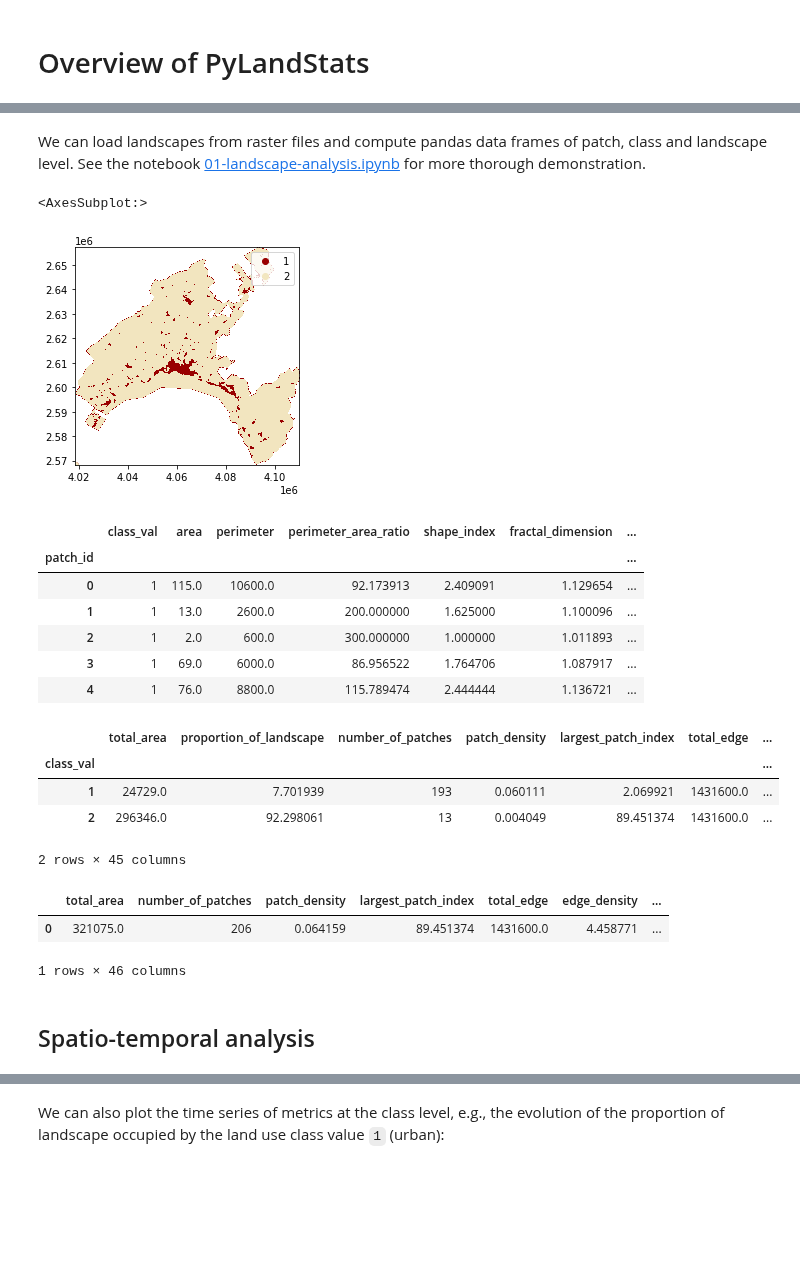
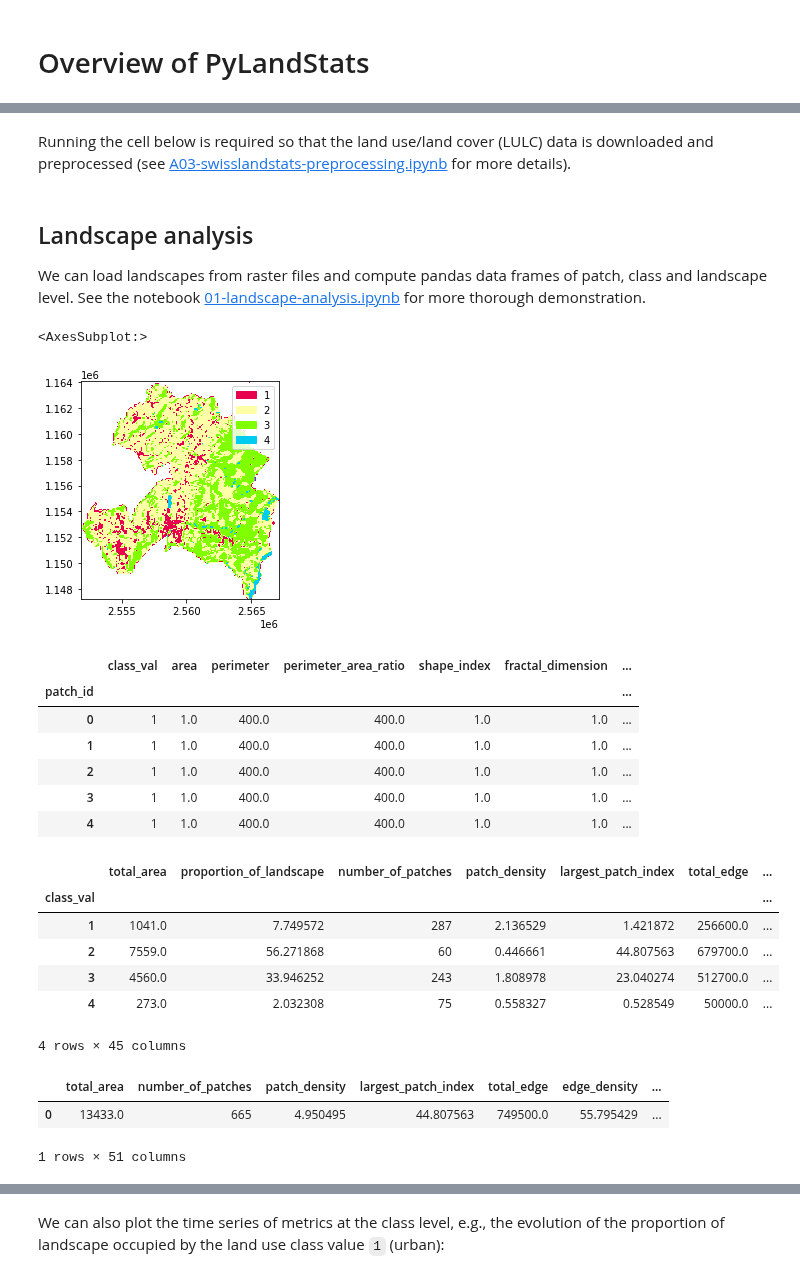
Before and after one commit to martibosch/pylandstats-notebooks, a Jupyter notebook: notebooks/00-overview.ipynb, the cells around one changed output, grey strips where cells are left out. Saved outputs shown, nothing was run; the diff lists cells and outputs as text; code cells hidden in the pictures; blank space fills up the shorter version.

```diff
--- a/notebooks/00-overview.ipynb
+++ b/notebooks/00-overview.ipynb
@@ -1,16 +1,2 @@
 # %% [markdown]
 # Overview of PyLandStats
-# %%
-import matplotlib.pyplot as plt
-from matplotlib import cm, colors
-
-import pylandstats as pls
-
-# let us use a custom colormap
-custom_cmap = colors.ListedColormap([
-    (0, 0, 0, 0),
-    (0.6, 0, 0, 1),
-    (.95, .9, .75, 1),
-], N=3)
-cm.register_cmap(name='custom', cmap=custom_cmap)
-plt.rcParams['image.cmap'] = 'custom'
@@ -18,0 +8,2 @@ plt.rcParams['image.cmap'] = 'custom'
+# %% [markdown]
+Running the cell below is required so that the land use/land cover (LULC) data is downloaded and preprocessed (see [A03-swisslandstats-preprocessing.ipynb](https://github.com/martibosch/pylandstats-notebooks/blob/master/notebooks/A03-swisslandstats-preprocessing.ipynb) for more details).
@@ -19,38 +12,43 @@ plt.rcParams['image.cmap'] = 'custom'
 # %% [markdown]
+## Landscape analysis
+
 We can load landscapes from raster files and compute pandas data frames of patch, class and landscape level. See the notebook [01-landscape-analysis.ipynb](https://github.com/martibosch/pylandstats-notebooks/blob/master/notebooks/01-landscape-analysis.ipynb) for more thorough demonstration.
+# %%
+URBAN_CLASS_VAL = 1
+input_filepath = "../data/processed/veveyse-AS18_4.tif"
 # %%
-ls = pls.Landscape('../data/clc/vaud_g100_clc00_V18_5.tif')
-ls.plot_landscape(legend=True)
+ls = pls.Landscape(input_filepath)
+ls.plot_landscape(cmap=sls.noas04_4_cmap, legend=True)
 # %% [output]
 <AxesSubplot:>
-[figure, old version]
+[figure, new version]
 # %%
 patch_metrics_df = ls.compute_patch_metrics_df()
 patch_metrics_df.head()
 # %% [output]
 |  | class_val | area | perimeter | perimeter_area_ratio | shape_index | fractal_dimension | ... |
 | patch_id |  |  |  |  |  |  | ... |
-| 0 | 1 | 115.0 | 10600.0 | 92.173913 | 2.409091 | 1.129654 | ... |
-| 1 | 1 | 13.0 | 2600.0 | 200.000000 | 1.625000 | 1.100096 | ... |
-| 2 | 1 | 2.0 | 600.0 | 300.000000 | 1.000000 | 1.011893 | ... |
-| 3 | 1 | 69.0 | 6000.0 | 86.956522 | 1.764706 | 1.087917 | ... |
-| 4 | 1 | 76.0 | 8800.0 | 115.789474 | 2.444444 | 1.136721 | ... |
+| 0 | 1 | 1.0 | 400.0 | 400.0 | 1.0 | 1.0 | ... |
+| 1 | 1 | 1.0 | 400.0 | 400.0 | 1.0 | 1.0 | ... |
+| 2 | 1 | 1.0 | 400.0 | 400.0 | 1.0 | 1.0 | ... |
+| 3 | 1 | 1.0 | 400.0 | 400.0 | 1.0 | 1.0 | ... |
+| 4 | 1 | 1.0 | 400.0 | 400.0 | 1.0 | 1.0 | ... |
 # %%
 class_metrics_df = ls.compute_class_metrics_df()
 class_metrics_df
 # %% [output]
 |  | total_area | proportion_of_landscape | number_of_patches | patch_density | largest_patch_index | total_edge | ... |
 | class_val |  |  |  |  |  |  | ... |
-| 1 | 24729.0 | 7.701939 | 193 | 0.060111 | 2.069921 | 1431600.0 | ... |
-| 2 | 296346.0 | 92.298061 | 13 | 0.004049 | 89.451374 | 1431600.0 | ... |
+| 1 | 1041.0 | 7.749572 | 287 | 2.136529 | 1.421872 | 256600.0 | ... |
+| 2 | 7559.0 | 56.271868 | 60 | 0.446661 | 44.807563 | 679700.0 | ... |
+| 3 | 4560.0 | 33.946252 | 243 | 1.808978 | 23.040274 | 512700.0 | ... |
+| 4 | 273.0 | 2.032308 | 75 | 0.558327 | 0.528549 | 50000.0 | ... |
-2 rows × 45 columns
+4 rows × 45 columns
 # %%
 landscape_metrics_df = ls.compute_landscape_metrics_df()
 landscape_metrics_df
 # %% [output]
 |  | total_area | number_of_patches | patch_density | largest_patch_index | total_edge | edge_density | ... |
-| 0 | 321075.0 | 206 | 0.064159 | 89.451374 | 1431600.0 | 4.458771 | ... |
+| 0 | 13433.0 | 665 | 4.950495 | 44.807563 | 749500.0 | 55.795429 | ... |
-1 rows × 46 columns
+1 rows × 51 columns
-# %% [markdown]
-## Spatio-temporal analysis
 # %% [markdown]
```
Also changed, not shown: parts of 24 cells of this notebook, 34 other files.
